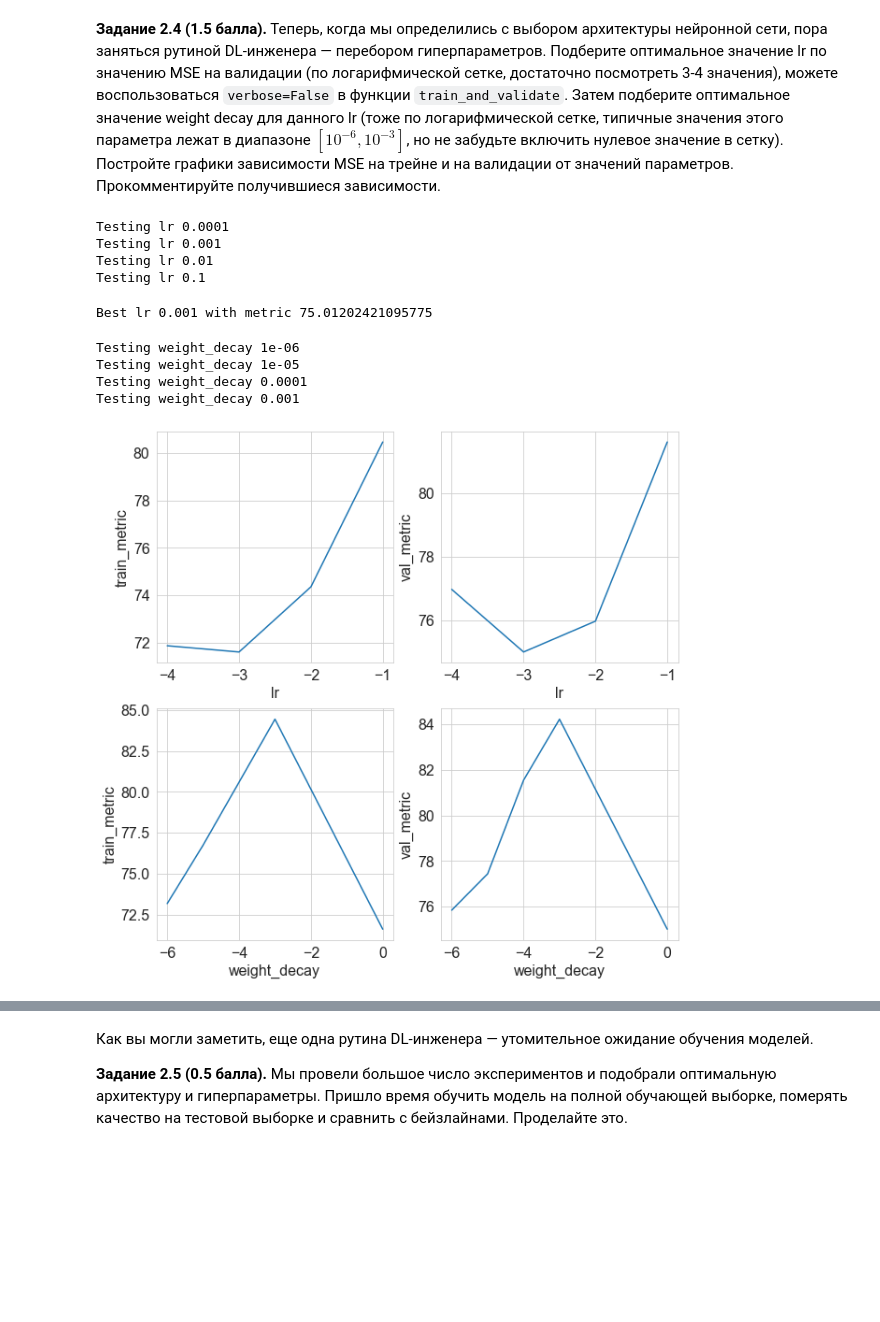
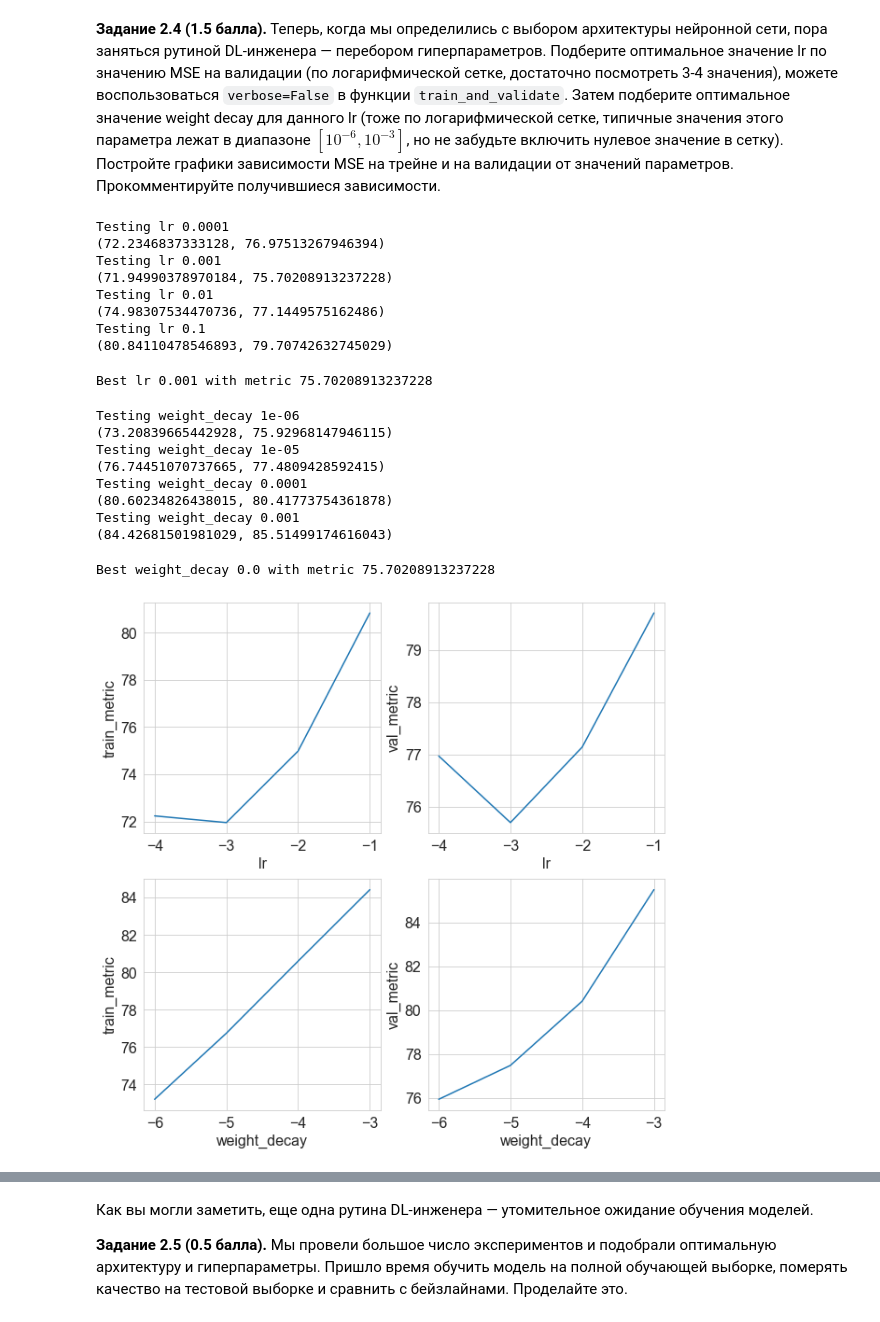
Before and after one commit to kkorolev1/dl-1, a Jupyter notebook: hw/shw-01-mlp/shw-01-mlp-part2.ipynb, the cells around one changed output, grey strips where cells are left out. Drawn from its saved outputs; the diff is of its cells as text; code cells hidden in the pictures; blank space fills up the shorter version.

```diff
--- a/hw/shw-01-mlp/shw-01-mlp-part2.ipynb
+++ b/hw/shw-01-mlp/shw-01-mlp-part2.ipynb
@@ -640,7 +663,7 @@ scaler = StandardScaler()
 
 batch_size = 64
 train_loader = mm.DataLoader(scaler.fit_transform(X_train), normalize(y_train).reshape(-1, 1), batch_size=batch_size, shuffle=True)
-val_loader = mm.DataLoader(scaler.fit_transform(X_val), normalize(y_val).reshape(-1, 1), batch_size=batch_size, shuffle=True)
+val_loader = mm.DataLoader(scaler.fit_transform(X_val), normalize(y_val).reshape(-1, 1), batch_size=batch_size, shuffle=False)
 
 in_features = X_train.shape[1]
 out_features = 1
@@ -652,6 +675,9 @@ num_epochs = 6
 # YOUR CODE HERE (－.－)...zzzZZZzzzZZZ
 def train_model_lr(lr):
     print("Testing lr {}".format(lr))
+
+    train_loader = mm.DataLoader(scaler.fit_transform(X_train), normalize(y_train).reshape(-1, 1), batch_size=batch_size, shuffle=True)
+    val_loader = mm.DataLoader(scaler.fit_transform(X_val), normalize(y_val).reshape(-1, 1), batch_size=batch_size, shuffle=False)
 
     model = mm.Sequential(
         mm.Linear(in_features, hidden_features),
@@ -666,26 +692,35 @@ def train_model_lr(lr):
 
     criterion = mm.MSELoss()
     optimizer = mm.Adam(model, lr=lr)
-    return train_and_validate(model, optimizer, criterion, metric, train_loader, val_loader,
+    metrics = train_and_validate(model, optimizer, criterion, metric, train_loader, val_loader,
                        num_epochs, verbose=False)
+    print(metrics)
+    return metrics
 
 
 lrs = np.logspace(-4, -1, 4)
 lr_metrics = np.array([train_model_lr(lr) for lr in lrs])
 # %% [output]
 Testing lr 0.0001
+(72.2346837333128, 76.97513267946394)
 Testing lr 0.001
+(71.94990378970184, 75.70208913237228)
 Testing lr 0.01
+(74.98307534470736, 77.1449575162486)
 Testing lr 0.1
+(80.84110478546893, 79.70742632745029)
 # %%
 best_lr = lrs[np.argmin(lr_metrics[:,1])]
 print("Best lr {} with metric {}".format(best_lr, np.min(lr_metrics[:,1])))
 # %% [output]
-Best lr 0.001 with metric 75.01202421095775
+Best lr 0.001 with metric 75.70208913237228
 # %%
 # YOUR CODE HERE (－.－)...zzzZZZzzzZZZ
 def train_model_weight_decay(weight_decay):
     print("Testing weight_decay {}".format(weight_decay))
+
+    train_loader = mm.DataLoader(scaler.fit_transform(X_train), normalize(y_train).reshape(-1, 1), batch_size=batch_size, shuffle=True)
+    val_loader = mm.DataLoader(scaler.fit_transform(X_val), normalize(y_val).reshape(-1, 1), batch_size=batch_size, shuffle=False)
 
     model = mm.Sequential(
         mm.Linear(in_features, hidden_features),
@@ -700,8 +735,10 @@ def train_model_weight_decay(weight_decay):
 
     criterion = mm.MSELoss()
     optimizer = mm.Adam(model, lr=best_lr, weight_decay=weight_decay)
-    return train_and_validate(model, optimizer, criterion, metric, train_loader, val_loader,
+    metrics = train_and_validate(model, optimizer, criterion, metric, train_loader, val_loader,
                        num_epochs, verbose=False)
+    print(metrics)
+    return metrics
 
 
 weight_decays = np.logspace(-6, -3, 4)
@@ -712,26 +749,32 @@ weight_decays = np.concatenate((weight_decays, [0]))
 wd_metrics = np.concatenate((wd_metrics, [(np.min(lr_metrics[:,0]), np.min(lr_metrics[:,1]))]))
 # %% [output]
 Testing weight_decay 1e-06
+(73.20839665442928, 75.92968147946115)
 Testing weight_decay 1e-05
+(76.74451070737665, 77.4809428592415)
 Testing weight_decay 0.0001
+(80.60234826438015, 80.41773754361878)
 Testing weight_decay 0.001
+(84.42681501981029, 85.51499174616043)
 # %%
 best_weight_decay = weight_decays[np.argmin(wd_metrics[:,1])]
 print("Best weight_decay {} with metric {}".format(best_weight_decay, np.min(wd_metrics[:,1])))
+# %% [output]
+Best weight_decay 0.0 with metric 75.70208913237228
 # %%
 fig, axes = plt.subplots(2, 2)
 fig.set_size_inches((10, 10))
 
 sns.lineplot(x=np.log10(lrs), y=lr_metrics[:,0], ax=axes[0,0]);
 axes[0,0].set(xlabel='lr', ylabel='train_metric');
 
 sns.lineplot(x=np.log10(lrs), y=lr_metrics[:,1], ax=axes[0,1]);
 axes[0,1].set(xlabel='lr', ylabel='val_metric');
 
-sns.lineplot(x=np.concatenate((np.log10(weight_decays[:-1]), [0])), y=wd_metrics[:,0], ax=axes[1,0]);
+sns.lineplot(x=np.log10(weight_decays[:-1]), y=wd_metrics[:-1,0], ax=axes[1,0]);
 axes[1,0].set(xlabel='weight_decay', ylabel='train_metric');
 
-sns.lineplot(x=np.concatenate((np.log10(weight_decays[:-1]), [0])), y=wd_metrics[:,1], ax=axes[1,1]);
+sns.lineplot(x=np.log10(weight_decays[:-1]), y=wd_metrics[:-1,1], ax=axes[1,1]);
 axes[1,1].set(xlabel='weight_decay', ylabel='val_metric');
 # %% [output]
-[figure, old version]
+[figure, new version]
```
Also changed, not shown: parts of 25 cells of this notebook.
